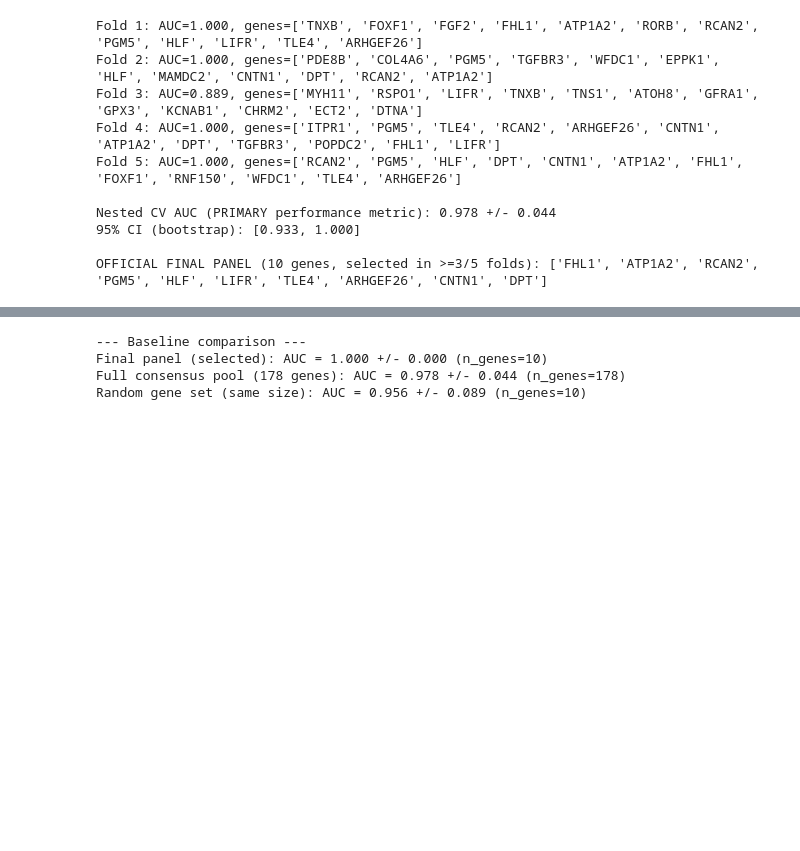
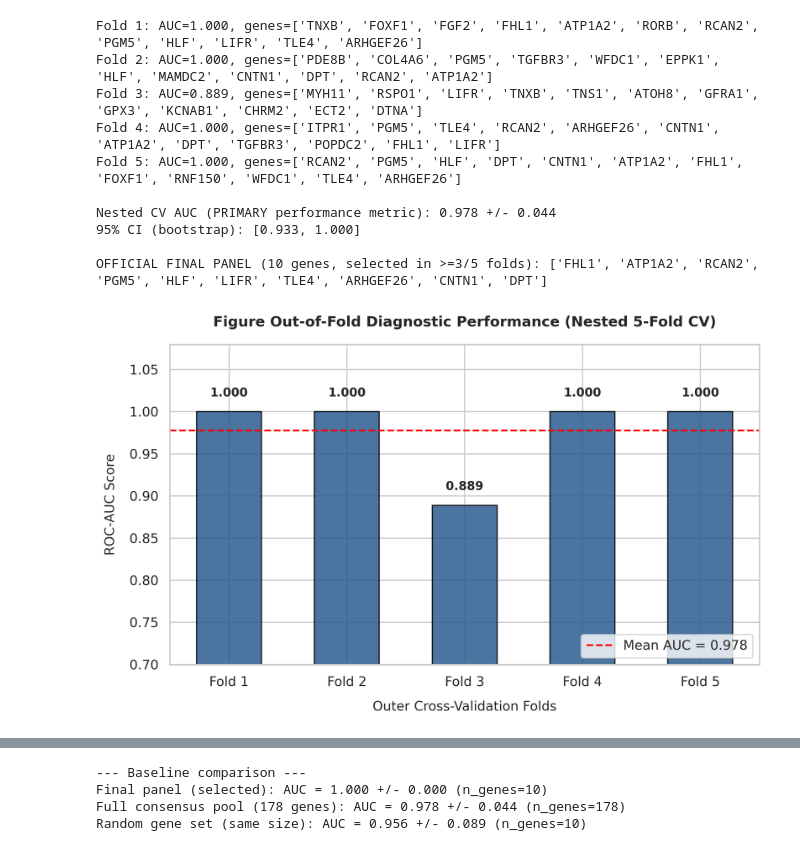
Before and after one commit to DhimanTarafdar/gallbladder_cancer_research, a Jupyter notebook: Gallbladder_Cancer_Biomarker_Pipeline.ipynb, the cells around one changed output, grey strips where cells are left out. Drawn from its saved outputs; the diff is of its cells as text; code cells hidden in the pictures; blank space fills up the shorter version.

```diff
--- a/Gallbladder_Cancer_Biomarker_Pipeline.ipynb
+++ b/Gallbladder_Cancer_Biomarker_Pipeline.ipynb
@@ -278,6 +278,69 @@ Nested CV AUC (PRIMARY performance metric): 0.978 +/- 0.044
 95% CI (bootstrap): [0.933, 1.000]
 
 OFFICIAL FINAL PANEL (10 genes, selected in >=3/5 folds): ['FHL1', 'ATP1A2', 'RCAN2', 'PGM5', 'HLF', 'LIFR', 'TLE4', 'ARHGEF26', 'CNTN1', 'DPT']
+# %%
+import matplotlib.pyplot as plt
+import numpy as np
+import seaborn as sns
+
+plt.figure(figsize=(8, 5), dpi=300)
+sns.set_theme(style="whitegrid")
+
+
+folds = [f"Fold {i+1}" for i in range(len(fold_aucs))]
+mean_auc = fold_aucs.mean()
+
+
+palette = sns.color_palette("muted")
+bars = plt.bar(
+    folds,
+    fold_aucs,
+    color="#2b5c8f",
+    edgecolor="black",
+    width=0.55,
+    alpha=0.85,
+)
+
+
+for bar in bars:
+    yval = bar.get_height()
+    plt.text(
+        bar.get_x() + bar.get_width() / 2.0,
+        yval + 0.015,
+        f"{yval:.3f}",
+        ha="center",
+        va="bottom",
+        fontsize=10,
+        fontweight="bold",
+    )
+
+plt.axhline(
+    y=mean_auc,
+    color="red",
+    linestyle="--",
+    linewidth=1.5,
+    label=f"Mean AUC = {mean_auc:.3f}",
+)
+
+plt.title(
+    "Figure Out-of-Fold Diagnostic Performance (Nested 5-Fold CV)",
+    fontsize=12,
+    fontweight="bold",
+    pad=15,
+)
+plt.xlabel("Outer Cross-Validation Folds", fontsize=11, labelpad=10)
+plt.ylabel("ROC-AUC Score", fontsize=11, labelpad=10)
+plt.ylim(0.7, 1.08)
+
+
+plt.legend(loc="lower right", frameon=True, facecolor="white")
+plt.tight_layout()
+
+
+plt.savefig("Fig3_foldwise_auc_barchart.png", dpi=300, bbox_inches="tight")
+plt.show()
+# %% [output]
+[figure, added]
 # %%
 # ============================================================
 # STAGE 4b: Permutation test (optimized for speed) -- is the
```
Also changed, not shown: parts of 13 cells of this notebook.
